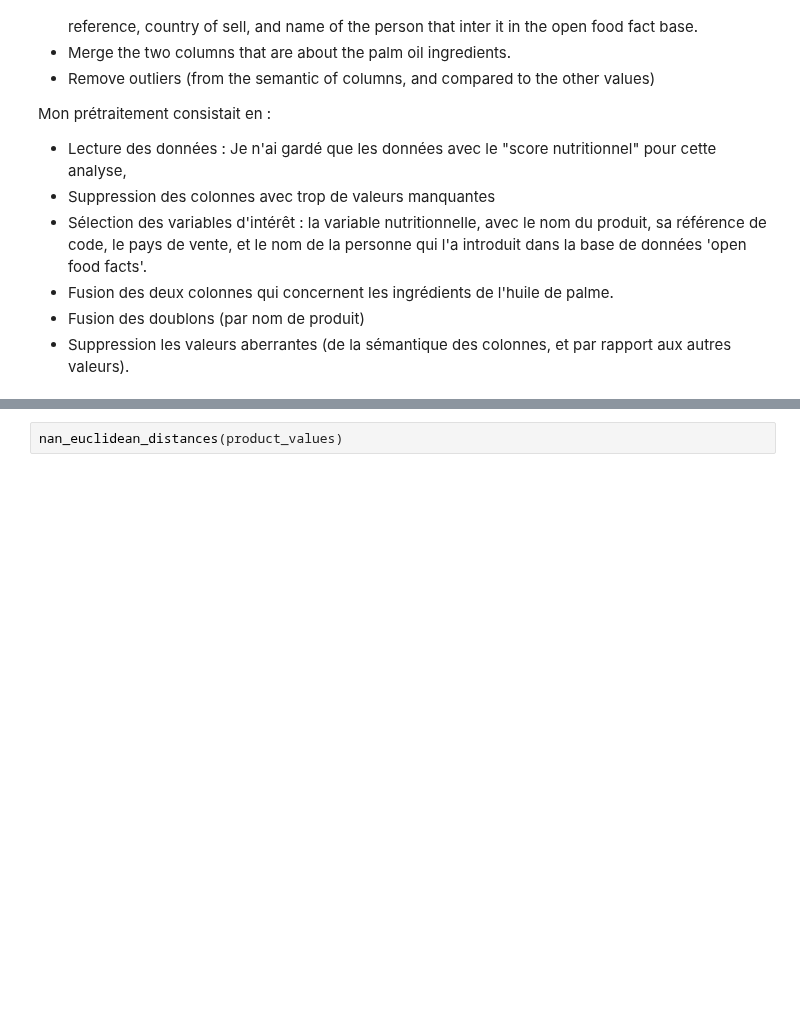
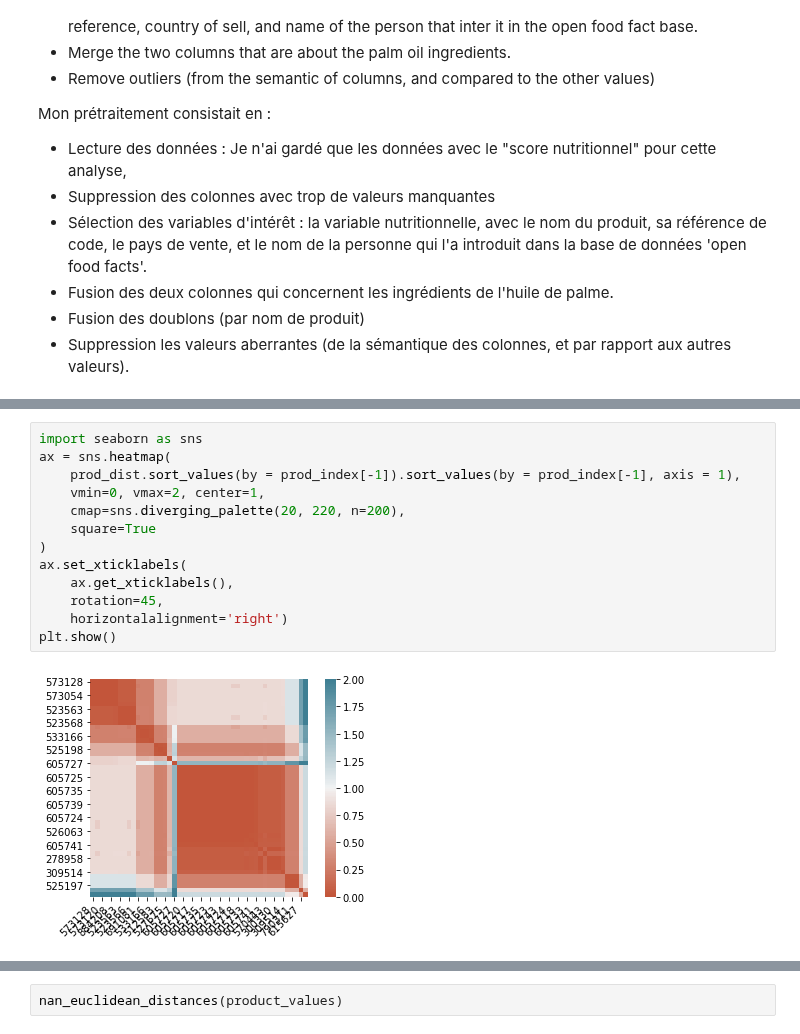
Before and after one commit to ClaireGayral/formation_openclassroom, a Jupyter notebook: P2_gayral_claire/Appel à projet - rapport d'exploration.ipynb, the cells around one changed output, grey strips where cells are left out. Drawn from its saved outputs; the diff is of its cells as text; blank space fills up the shorter version.

```diff
--- a/P2_gayral_claire/Appel à projet - rapport d'exploration.ipynb
+++ b/P2_gayral_claire/Appel à projet - rapport d'exploration.ipynb
@@ -103,3 +247,18 @@ product_values
+# %%
+import seaborn as sns
+ax = sns.heatmap(
+    prod_dist.sort_values(by = prod_index[-1]).sort_values(by = prod_index[-1], axis = 1),
+    vmin=0, vmax=2, center=1,
+    cmap=sns.diverging_palette(20, 220, n=200),
+    square=True
+)
+ax.set_xticklabels(
+    ax.get_xticklabels(),
+    rotation=45,
+    horizontalalignment='right')
+plt.show()
+# %% [output]
+[figure, added]
 # %%
 from scipy.spatial.distance import squareform
 from scipy.spatial.distance import pdist
```
Also changed, not shown: parts of 15 cells of this notebook.
